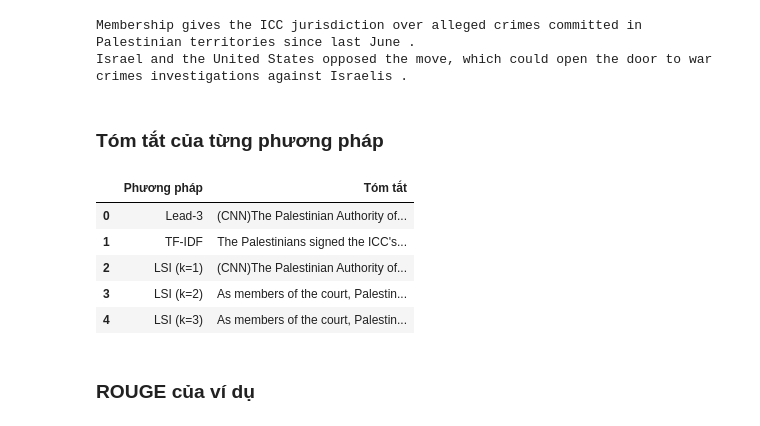
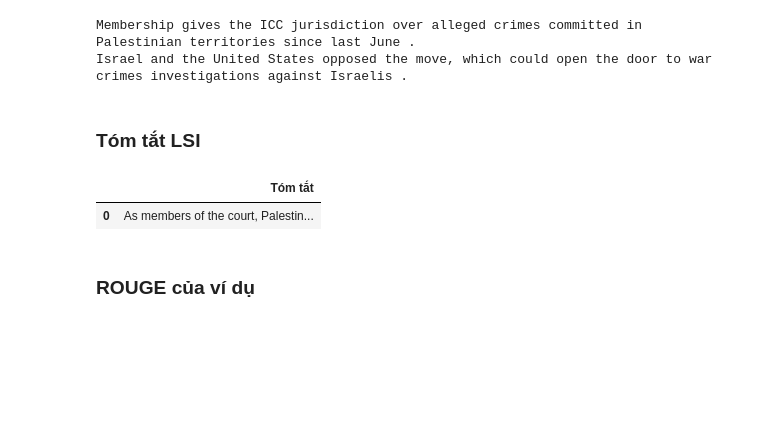
Before and after one commit to huuhieu56/NLP2, a Jupyter notebook: LSI_Tom_tat_ngu_nghia.ipynb, the cells around one changed output. Drawn from its saved outputs; the diff is of its cells as text; code cells hidden in the pictures; blank space fills up the shorter version.

```diff
--- a/LSI_Tom_tat_ngu_nghia.ipynb
+++ b/LSI_Tom_tat_ngu_nghia.ipynb
@@ -447,33 +394,18 @@ Mỗi phương pháp lấy tối đa 3 câu:
 # %%
-experiment_sentence_count = 3
-experiment_k_values = [1, 2, 3]
 evaluation_rows = []
 summary_rows = []
 
 for record in records:
-    sentences = split_sentences(record["article"])
-    tfidf = build_tfidf(sentences)
-    u, singular_values, vt = np.linalg.svd(tfidf["matrix"], full_matrices=False)
-
-    tfidf_indices, tfidf_summary = select_sentences(
-        sentences, tfidf["matrix"].sum(axis=0), experiment_sentence_count
-    )
-    predictions = {
-        "Lead-3": " ".join(sentences[:experiment_sentence_count]),
-        "TF-IDF": tfidf_summary,
-    }
-    for k in experiment_k_values:
-        scores = semantic_scores(singular_values, vt, k)
-        selected_indices, prediction = select_sentences(sentences, scores, experiment_sentence_count)
-        predictions[f"LSI (k={k})"] = prediction
-
-    for method, prediction in predictions.items():
-        metrics = rouge_scores(record["highlights"], prediction)
-        evaluation_rows.append({"id": record["id"], "Phương pháp": method, **metrics})
-        summary_rows.append({"id": record["id"], "Phương pháp": method,
-                             "Tham chiếu": record["highlights"], "Tóm tắt": prediction})
+    prediction, details = summarize_lsi(record["article"], k=2, sentence_count=3)
+    scores = scorer.score(record["highlights"], prediction)
+    metrics = {"ROUGE-1": scores["rouge1"].fmeasure,
+               "ROUGE-2": scores["rouge2"].fmeasure,
+               "ROUGE-L": scores["rougeL"].fmeasure}
+    evaluation_rows.append({"id": record["id"], **metrics})
+    summary_rows.append({"id": record["id"], "Tham chiếu": record["highlights"],
+                         "Tóm tắt": prediction})
 
 evaluation = pd.DataFrame(evaluation_rows)
 generated_summaries = pd.DataFrame(summary_rows)
-average_scores = evaluation.groupby("Phương pháp", sort=False)[["ROUGE-1", "ROUGE-2", "ROUGE-L"]].mean()
+average_scores = evaluation[["ROUGE-1", "ROUGE-2", "ROUGE-L"]].mean()
 # %% [markdown]
@@ -507,17 +436,13 @@ print(records[example_index]["highlights"])
 Membership gives the ICC jurisdiction over alleged crimes committed in Palestinian territories since last June .
 Israel and the United States opposed the move, which could open the door to war crimes investigations against Israelis .
 # %% [markdown]
-### Tóm tắt của từng phương pháp
+### Tóm tắt LSI
 # %%
 example_summaries = generated_summaries.loc[generated_summaries["id"].eq(example_id)]
-example_summaries[["Phương pháp", "Tóm tắt"]]
+example_summaries[["Tóm tắt"]]
 # %% [output]
-|  | Phương pháp | Tóm tắt |
-| 0 | Lead-3 | (CNN)The Palestinian Authority of... |
-| 1 | TF-IDF | The Palestinians signed the ICC's... |
-| 2 | LSI (k=1) | (CNN)The Palestinian Authority of... |
-| 3 | LSI (k=2) | As members of the court, Palestin... |
-| 4 | LSI (k=3) | As members of the court, Palestin... |
+|  | Tóm tắt |
+| 0 | As members of the court, Palestin... |
 # %% [markdown]
 ### ROUGE của ví dụ
 # %%
```
Also changed, not shown: parts of 14 cells of this notebook, 1 other file.
